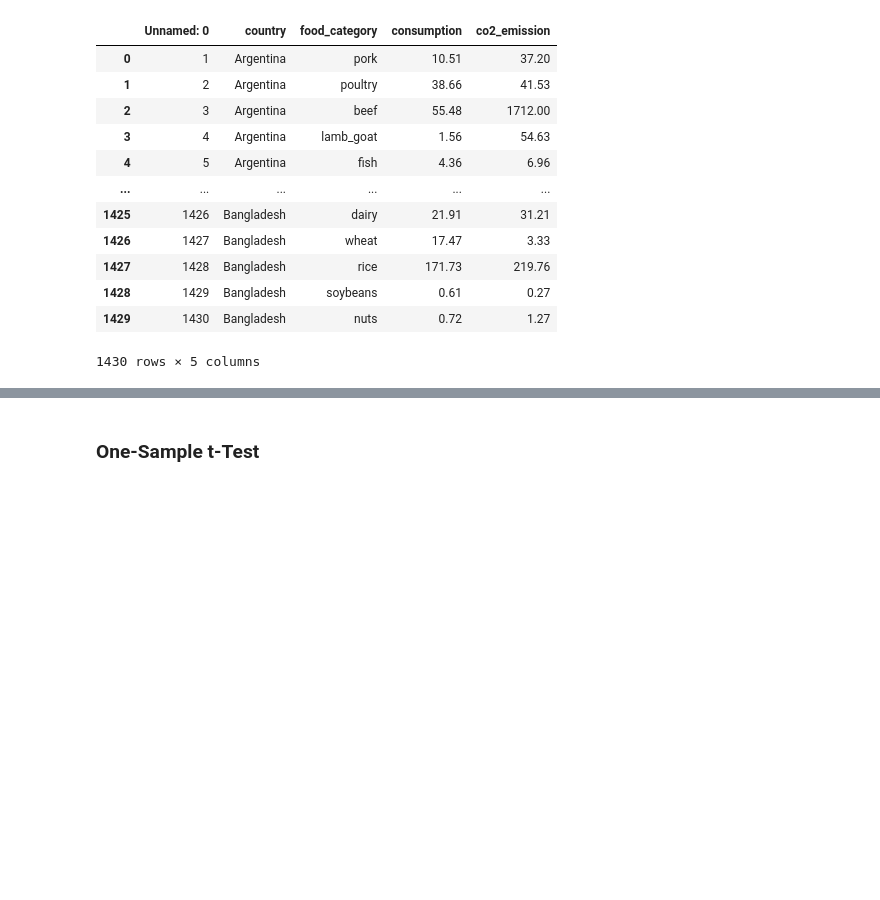
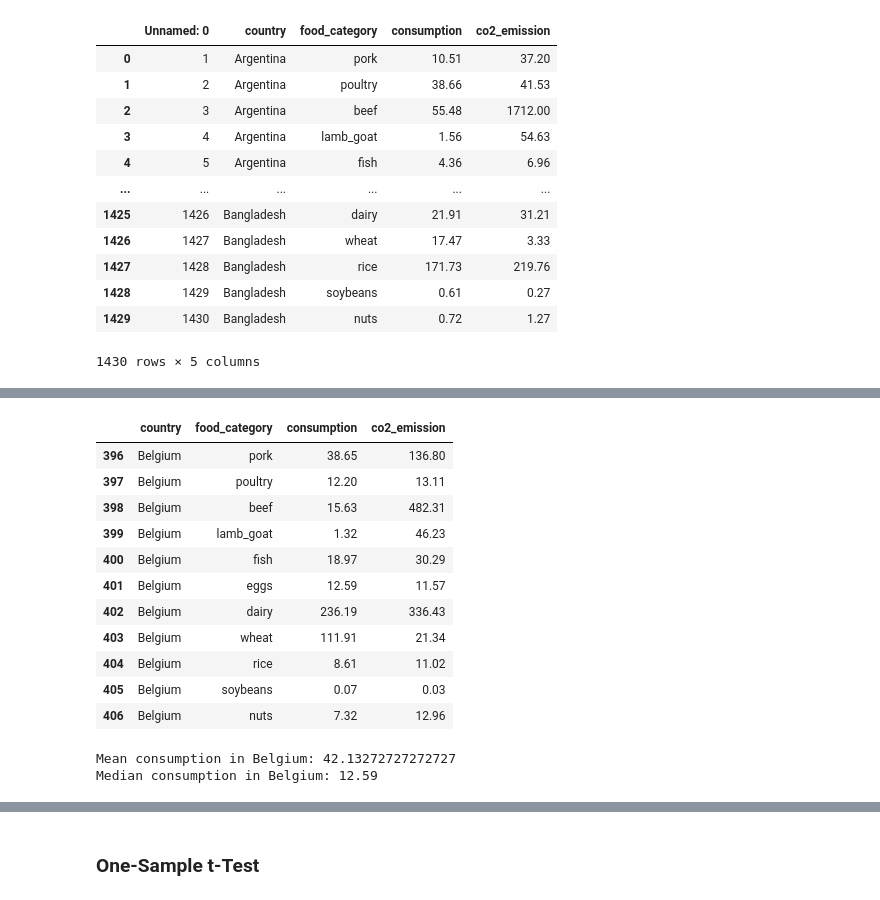
Before and after one commit to KudoroEsther/Files-Data_Analysis-, a Jupyter notebook: Class_Task6/Statistics_CorrelationTask.ipynb, the cells around one changed output, grey strips where cells are left out. Cells and saved outputs as stored; diff of their text form; code cells hidden in the pictures; blank space fills up the shorter version.

```diff
--- a/Class_Task6/Statistics_CorrelationTask.ipynb
+++ b/Class_Task6/Statistics_CorrelationTask.ipynb
@@ -46,0 +62,23 @@ df
+# %%
+be_consumption = df[df['country'] == 'Belgium'] #extracting all entries for Belgium
+be_consumption
+# %% [output]
+|  | country | food_category | consumption | co2_emission |
+| 396 | Belgium | pork | 38.65 | 136.80 |
+| 397 | Belgium | poultry | 12.20 | 13.11 |
+| 398 | Belgium | beef | 15.63 | 482.31 |
+| 399 | Belgium | lamb_goat | 1.32 | 46.23 |
+| 400 | Belgium | fish | 18.97 | 30.29 |
+| 401 | Belgium | eggs | 12.59 | 11.57 |
+| 402 | Belgium | dairy | 236.19 | 336.43 |
+| 403 | Belgium | wheat | 111.91 | 21.34 |
+| 404 | Belgium | rice | 8.61 | 11.02 |
+| 405 | Belgium | soybeans | 0.07 | 0.03 |
+| 406 | Belgium | nuts | 7.32 | 12.96 |
+# %%
+#Calculating the mean and median consumption in Belgium
+print(f"Mean consumption in Belgium: {np.mean(be_consumption['consumption'])}")
+print(f"Median consumption in Belgium: {np.median(be_consumption['consumption'])}")
+# %% [output]
+Mean consumption in Belgium: 42.13272727272727
+Median consumption in Belgium: 12.59
```
Also changed, not shown: parts of 18 cells of this notebook.
